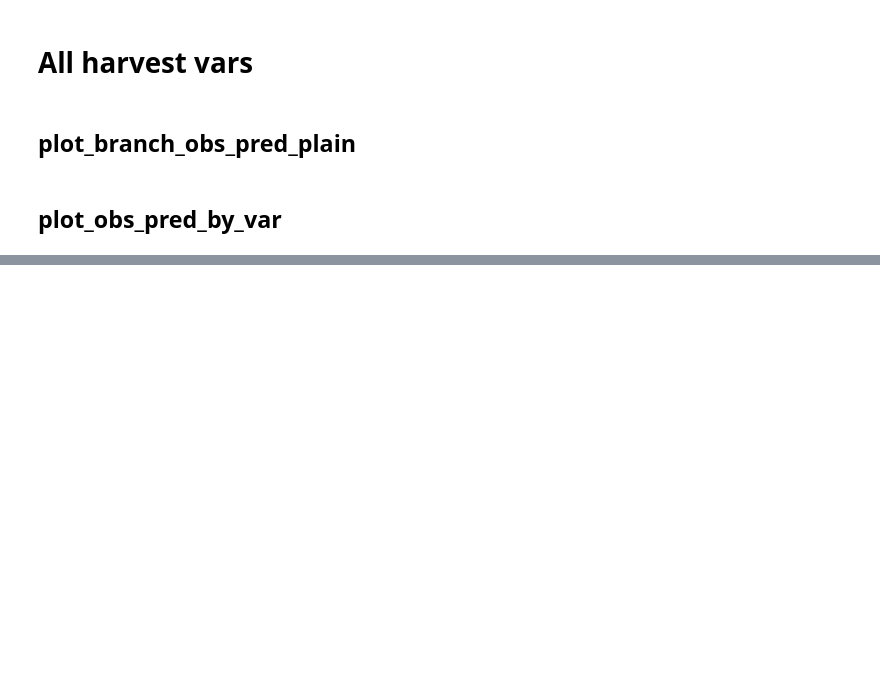
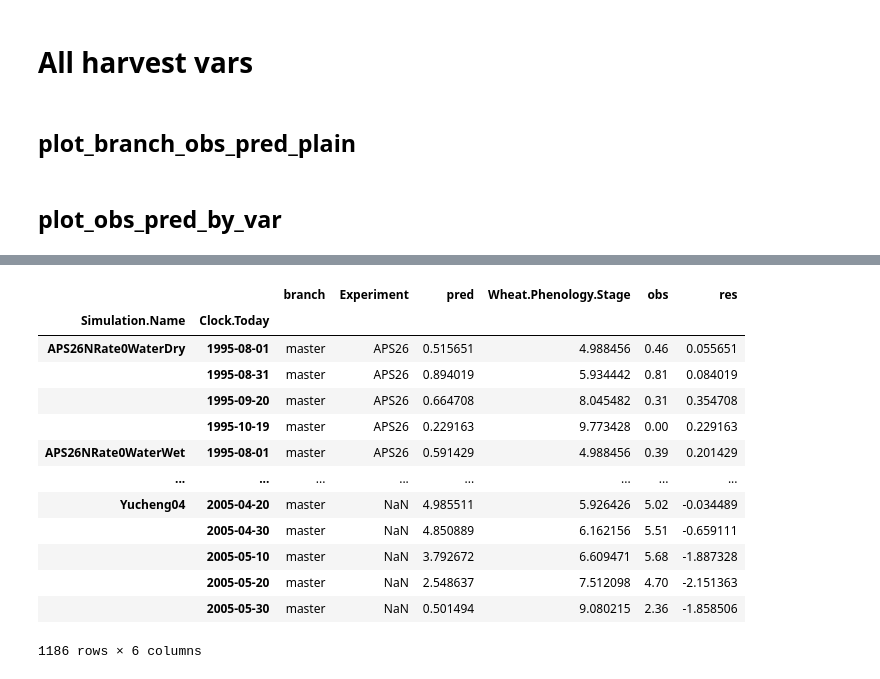
Before and after one commit to HamishBrownPFR/APSIMTools, a Jupyter notebook: Wheat Analysis/TestWheatObsPred.ipynb, the cells around one changed output, grey strips where cells are left out. Cells and saved outputs as stored; diff of their text form; code cells hidden in the pictures; blank space fills up the shorter version.

```diff
--- a/Wheat Analysis/TestWheatObsPred.ipynb
+++ b/Wheat Analysis/TestWheatObsPred.ipynb
@@ -1725,0 +1800,17 @@ plot_obs_pred_by_var(harvest_vars)
+# %%
+test
+# %% [output]
+|  |  | branch | Experiment | pred | Wheat.Phenology.Stage | obs | res |
+| Simulation.Name | Clock.Today |  |  |  |  |  |  |
+| APS26NRate0WaterDry | 1995-08-01 | master | APS26 | 0.515651 | 4.988456 | 0.46 | 0.055651 |
+|  | 1995-08-31 | master | APS26 | 0.894019 | 5.934442 | 0.81 | 0.084019 |
+|  | 1995-09-20 | master | APS26 | 0.664708 | 8.045482 | 0.31 | 0.354708 |
+|  | 1995-10-19 | master | APS26 | 0.229163 | 9.773428 | 0.00 | 0.229163 |
+| APS26NRate0WaterWet | 1995-08-01 | master | APS26 | 0.591429 | 4.988456 | 0.39 | 0.201429 |
+| ... | ... | ... | ... | ... | ... | ... | ... |
+| Yucheng04 | 2005-04-20 | master | NaN | 4.985511 | 5.926426 | 5.02 | -0.034489 |
+|  | 2005-04-30 | master | NaN | 4.850889 | 6.162156 | 5.51 | -0.659111 |
+|  | 2005-05-10 | master | NaN | 3.792672 | 6.609471 | 5.68 | -1.887328 |
+|  | 2005-05-20 | master | NaN | 2.548637 | 7.512098 | 4.70 | -2.151363 |
+|  | 2005-05-30 | master | NaN | 0.501494 | 9.080215 | 2.36 | -1.858506 |
+1186 rows × 6 columns
```
Also changed, not shown: parts of 13 cells of this notebook, 2 other files.
